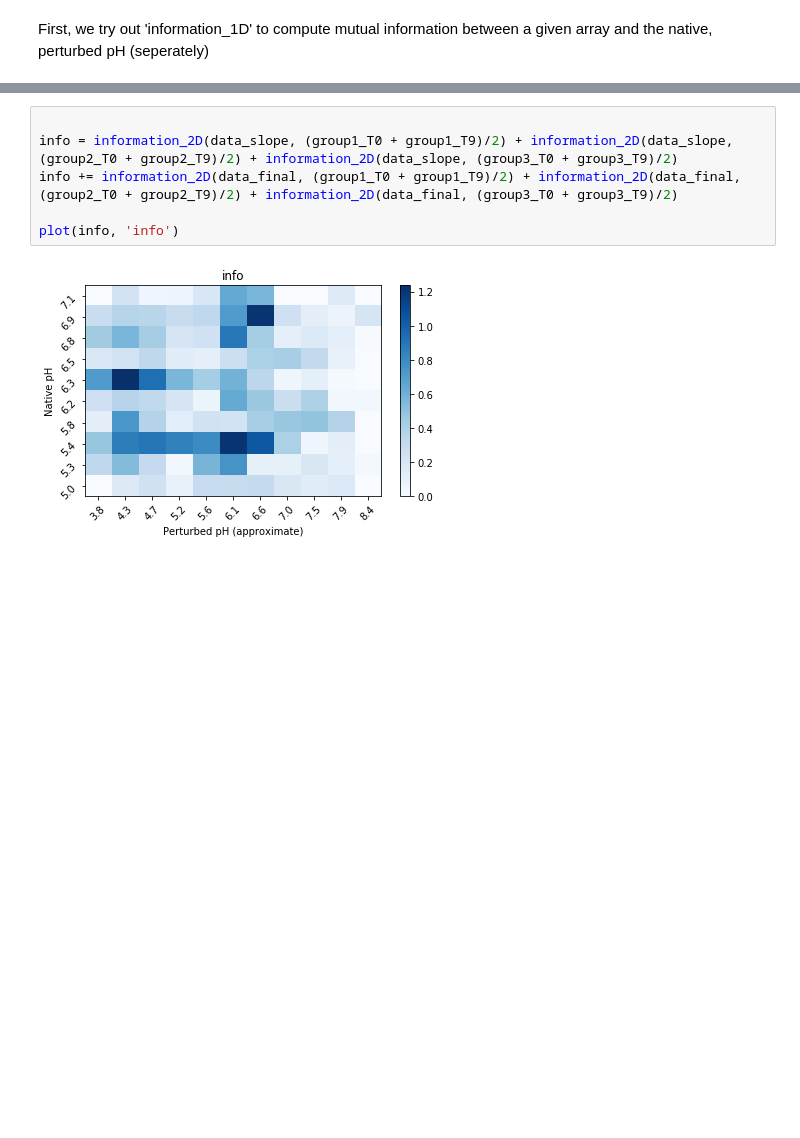
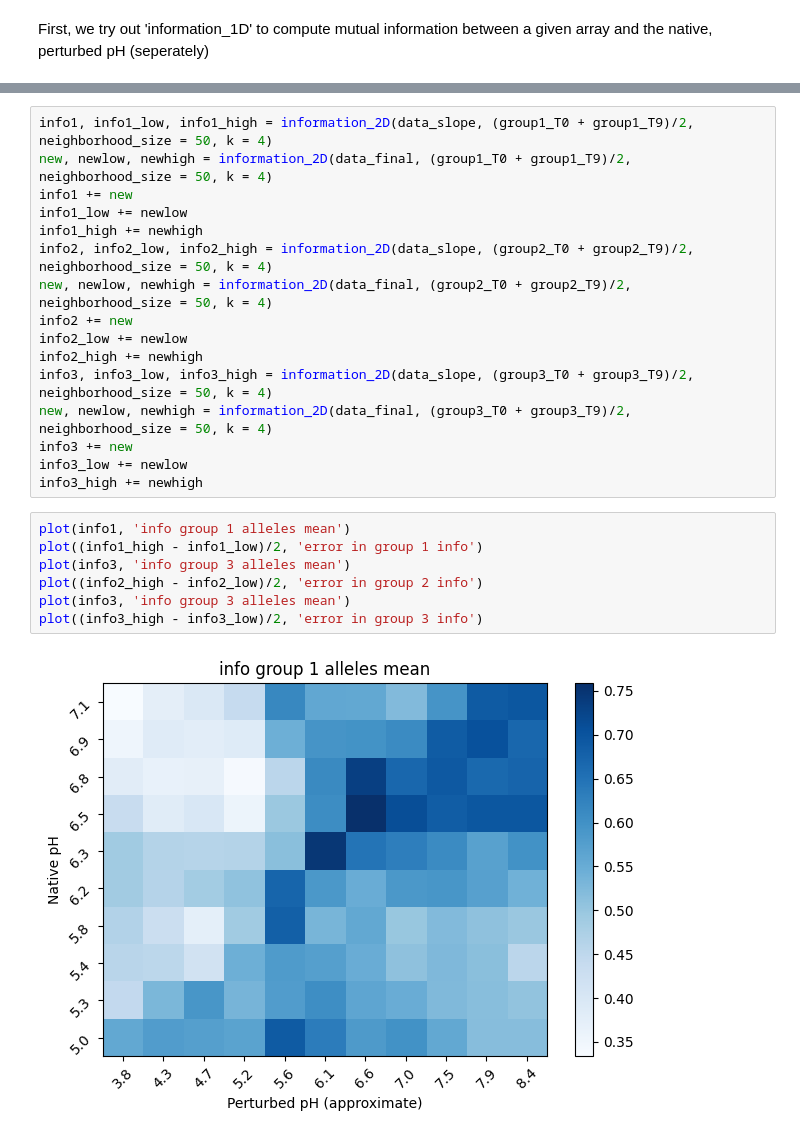
Before and after one commit to AddisonHowe/soil-metagenomics, a Jupyter notebook: information.ipynb, the cells around one changed output, grey strips where cells are left out. Cells and saved outputs as stored; diff of their text form; blank space fills up the shorter version.

```diff
--- a/information.ipynb
+++ b/information.ipynb
@@ -330,8 +306,25 @@ plt.show()
 # %%
-
-info = information_2D(data_slope, (group1_T0 + group1_T9)/2) + information_2D(data_slope, (group2_T0 + group2_T9)/2) + information_2D(data_slope, (group3_T0 + group3_T9)/2)
-info += information_2D(data_final, (group1_T0 + group1_T9)/2) + information_2D(data_final, (group2_T0 + group2_T9)/2) + information_2D(data_final, (group3_T0 + group3_T9)/2)
-
-plot(info, 'info')
+info1, info1_low, info1_high = information_2D(data_slope, (group1_T0 + group1_T9)/2, neighborhood_size = 50, k = 4)
+new, newlow, newhigh = information_2D(data_final, (group1_T0 + group1_T9)/2, neighborhood_size = 50, k = 4)
+info1 += new
+info1_low += newlow
+info1_high += newhigh
+info2, info2_low, info2_high = information_2D(data_slope, (group2_T0 + group2_T9)/2, neighborhood_size = 50, k = 4)
+new, newlow, newhigh = information_2D(data_final, (group2_T0 + group2_T9)/2, neighborhood_size = 50, k = 4)
+info2 += new
+info2_low += newlow
+info2_high += newhigh
+info3, info3_low, info3_high = information_2D(data_slope, (group3_T0 + group3_T9)/2, neighborhood_size = 50, k = 4)
+new, newlow, newhigh = information_2D(data_final, (group3_T0 + group3_T9)/2, neighborhood_size = 50, k = 4)
+info3 += new
+info3_low += newlow
+info3_high += newhigh
-# %% [output]
-[figure, removed]
+# %%
+plot(info1, 'info group 1 alleles mean')
+plot((info1_high - info1_low)/2, 'error in group 1 info')
+plot(info3, 'info group 3 alleles mean')
+plot((info2_high - info2_low)/2, 'error in group 2 info')
+plot(info3, 'info group 3 alleles mean')
+plot((info3_high - info3_low)/2, 'error in group 3 info')
+# %% [output]
+[figure, added]
```
Also changed, not shown: parts of 15 cells of this notebook, 1 other file.
